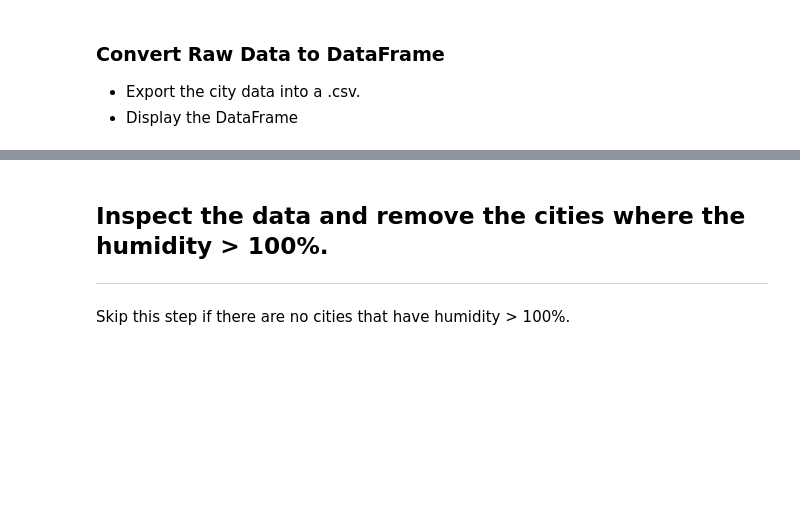
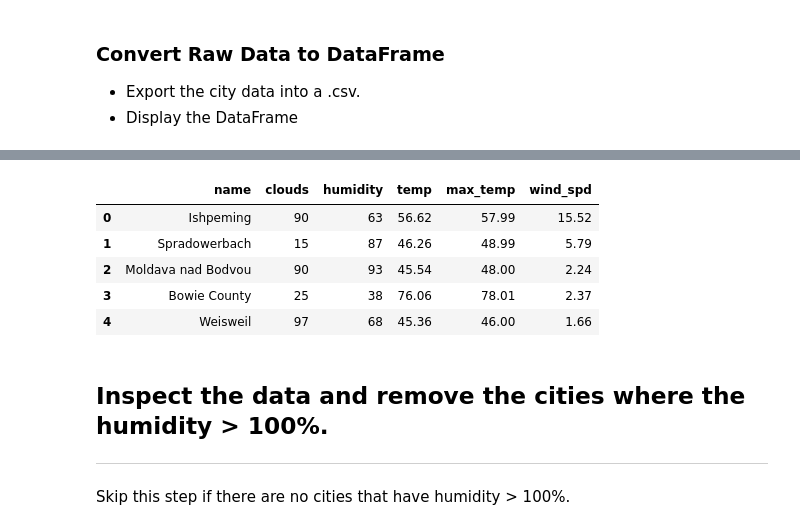
Before and after one commit to eisenba/py-api-challenge, a Jupyter notebook: WeatherPy/WeatherPy.ipynb, the cells around one changed output, grey strips where cells are left out. Drawn from its saved outputs; the diff is of its cells as text; code cells hidden in the pictures; blank space fills up the shorter version.

```diff
--- a/WeatherPy/WeatherPy.ipynb
+++ b/WeatherPy/WeatherPy.ipynb
@@ -75,3 +145,14 @@ Data Retrieval Complete
+# %%
+
+weather_df.to_csv('outputs\weatherdata.csv')
+weather_df.head()
+# %% [output]
+|  | name | clouds | humidity | temp | max_temp | wind_spd |
+| 0 | Ishpeming | 90 | 63 | 56.62 | 57.99 | 15.52 |
+| 1 | Spradowerbach | 15 | 87 | 46.26 | 48.99 | 5.79 |
+| 2 | Moldava nad Bodvou | 90 | 93 | 45.54 | 48.00 | 2.24 |
+| 3 | Bowie County | 25 | 38 | 76.06 | 78.01 | 2.37 |
+| 4 | Weisweil | 97 | 68 | 45.36 | 46.00 | 1.66 |
 # %% [markdown]
 ## Inspect the data and remove the cities where the humidity > 100%.
 ----
```
Also changed, not shown: parts of 23 cells of this notebook, 1 other file.
